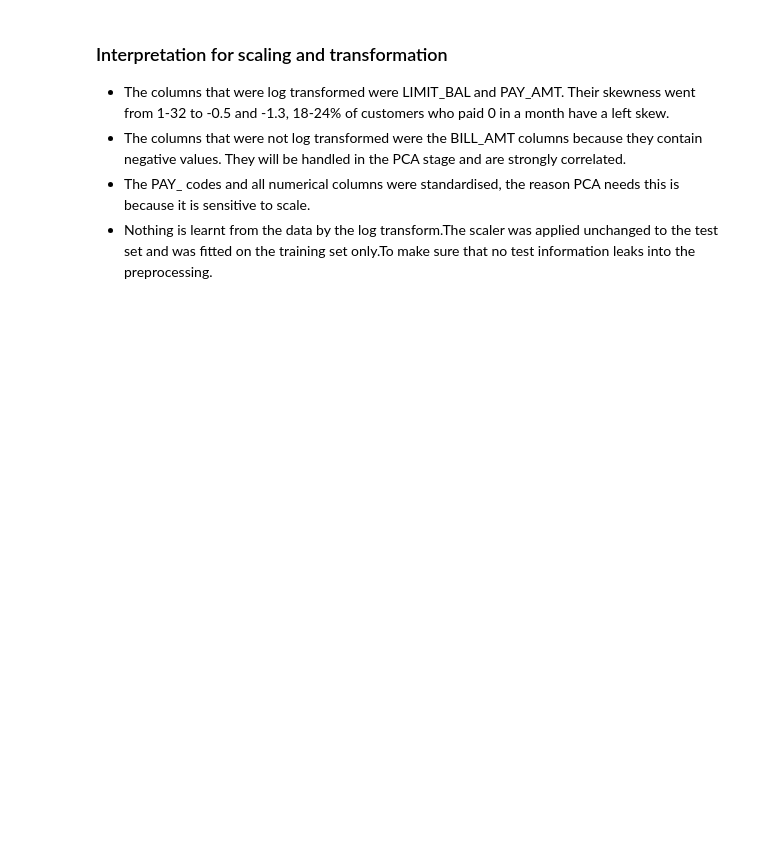
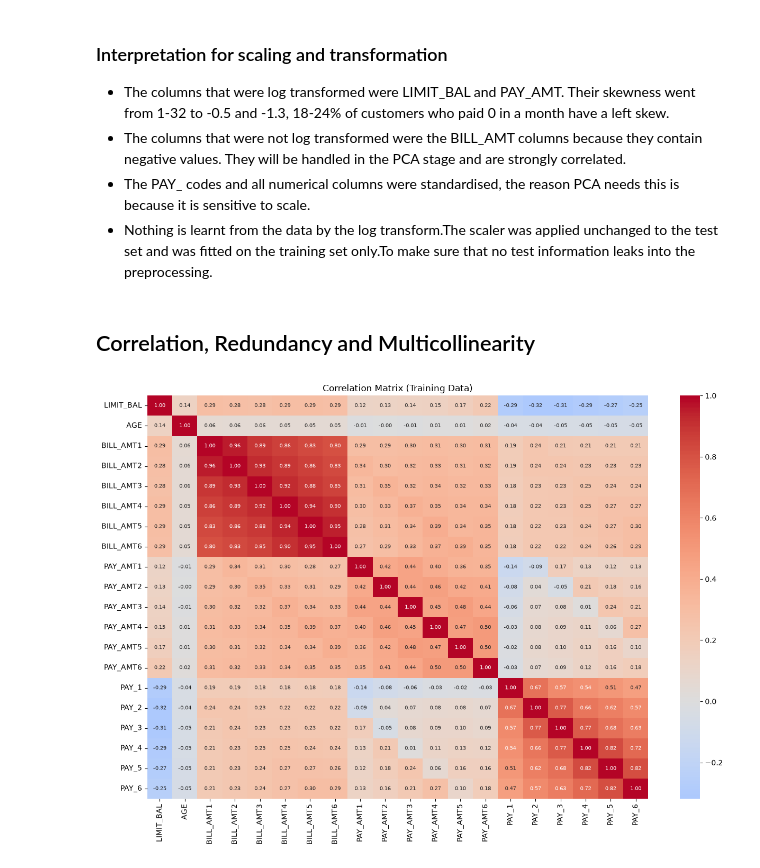
Before and after one commit to HYousef07/credit_card_default_predictor, a Jupyter notebook: Notebooks/notebook.ipynb, the cells around one changed output. Saved outputs shown, nothing was run; the diff lists cells and outputs as text; code cells hidden in the pictures; blank space fills up the shorter version.

```diff
--- a/Notebooks/notebook.ipynb
+++ b/Notebooks/notebook.ipynb
@@ -750,3 +753,18 @@ Final test shape: (5993, 28)
 - The columns that were not log transformed were the BILL_AMT columns because they contain negative values. They will be handled in the PCA stage and are strongly correlated.
 - The PAY_ codes and all numerical columns were standardised, the reason PCA needs this is because it is sensitive to scale.
 - Nothing is learnt from the data by the log transform.The scaler was applied unchanged to the test set and was fitted on the training set only.To make sure that no test information leaks into the preprocessing.
+# %% [markdown]
+## Correlation, Redundancy and Multicollinearity
+# %%
+pay_status_columns = ["PAY_1", "PAY_2", "PAY_3", "PAY_4", "PAY_5", "PAY_6"]
+corr_columns = numerical_columns + pay_status_columns
+
+corr_matrix = X_train[corr_columns].corr()
+
+plt.figure(figsize=(13, 9))
+sns.heatmap(corr_matrix, cmap="coolwarm", center=0, annot=True, fmt=".2f",annot_kws={"size": 7})
+plt.title("Correlation Matrix (Training Data)")
+plt.tight_layout()
+plt.show()
+# %% [output]
+[figure, added]
```
Also changed, not shown: parts of 38 cells of this notebook.
